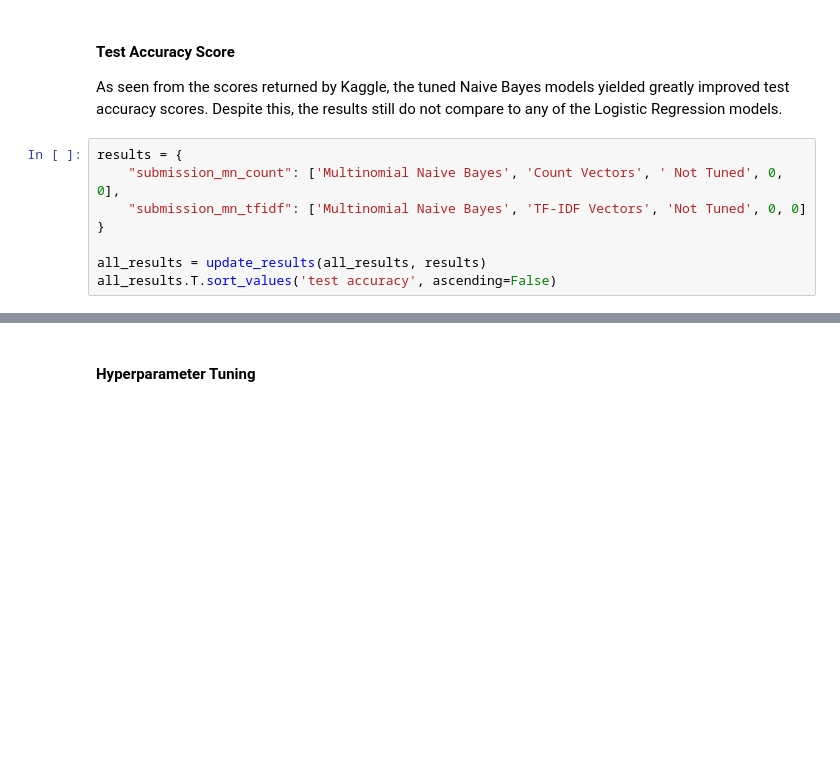
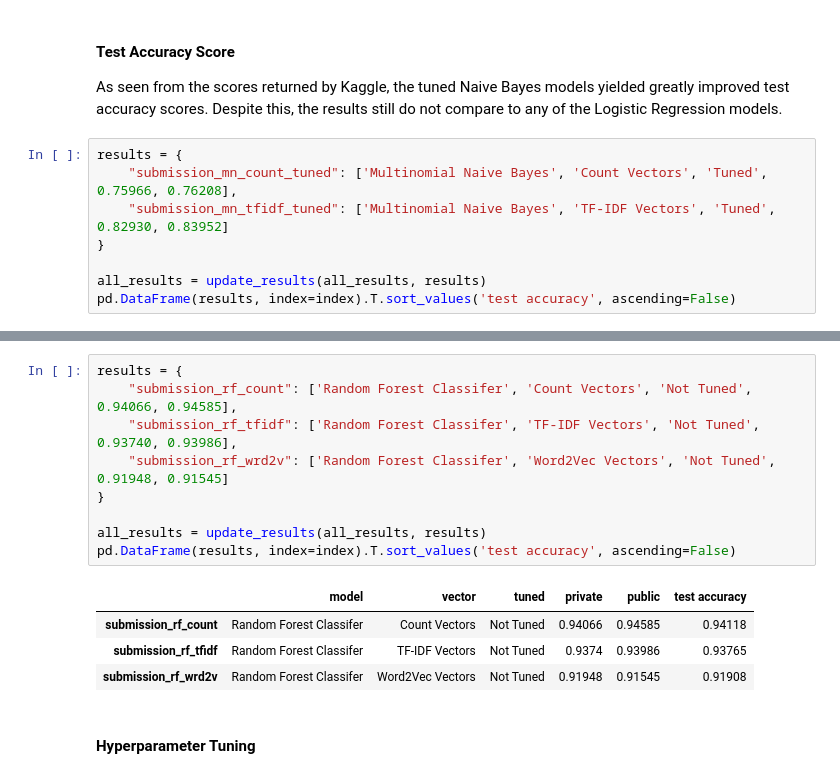
Before and after one commit to francheska-vicente/stintsy-project, a Jupyter notebook: ToxicComment_S13_Group8_Supplementary.ipynb, the cells around one changed output, grey strips where cells are left out. Cells and saved outputs as stored; diff of their text form; blank space fills up the shorter version.

```diff
--- a/ToxicComment_S13_Group8_Supplementary.ipynb
+++ b/ToxicComment_S13_Group8_Supplementary.ipynb
@@ -763,9 +824,9 @@ Wall time: 19.7 s
 As seen from the scores returned by Kaggle, the tuned Naive Bayes models yielded greatly improved test accuracy scores. Despite this, the results still do not compare to any of the Logistic Regression models.
 # %%
 results = {
-    "submission_mn_count": ['Multinomial Naive Bayes', 'Count Vectors', ' Not Tuned', 0, 0],
-    "submission_mn_tfidf": ['Multinomial Naive Bayes', 'TF-IDF Vectors', 'Not Tuned', 0, 0]
+    "submission_mn_count_tuned": ['Multinomial Naive Bayes', 'Count Vectors', 'Tuned', 0.75966, 0.76208],
+    "submission_mn_tfidf_tuned": ['Multinomial Naive Bayes', 'TF-IDF Vectors', 'Tuned', 0.82930, 0.83952]
 }
 
 all_results = update_results(all_results, results)
-all_results.T.sort_values('test accuracy', ascending=False)
+pd.DataFrame(results, index=index).T.sort_values('test accuracy', ascending=False)
@@ -848,3 +904,17 @@ Wall time: 6min 56s
+# %%
+results = {
+    "submission_rf_count": ['Random Forest Classifer', 'Count Vectors', 'Not Tuned', 0.94066, 0.94585],
+    "submission_rf_tfidf": ['Random Forest Classifer', 'TF-IDF Vectors', 'Not Tuned', 0.93740, 0.93986],
+    "submission_rf_wrd2v": ['Random Forest Classifer', 'Word2Vec Vectors', 'Not Tuned', 0.91948, 0.91545]
+}
+
+all_results = update_results(all_results, results)
+pd.DataFrame(results, index=index).T.sort_values('test accuracy', ascending=False)
+# %% [output]
+|  | model | vector | tuned | private | public | test accuracy |
+| submission_rf_count | Random Forest Classifer | Count Vectors | Not Tuned | 0.94066 | 0.94585 | 0.94118 |
+| submission_rf_tfidf | Random Forest Classifer | TF-IDF Vectors | Not Tuned | 0.9374 | 0.93986 | 0.93765 |
+| submission_rf_wrd2v | Random Forest Classifer | Word2Vec Vectors | Not Tuned | 0.91948 | 0.91545 | 0.91908 |
 # %% [markdown]
 #### Hyperparameter Tuning
 # %%
```
Also changed, not shown: parts of 82 cells of this notebook.
